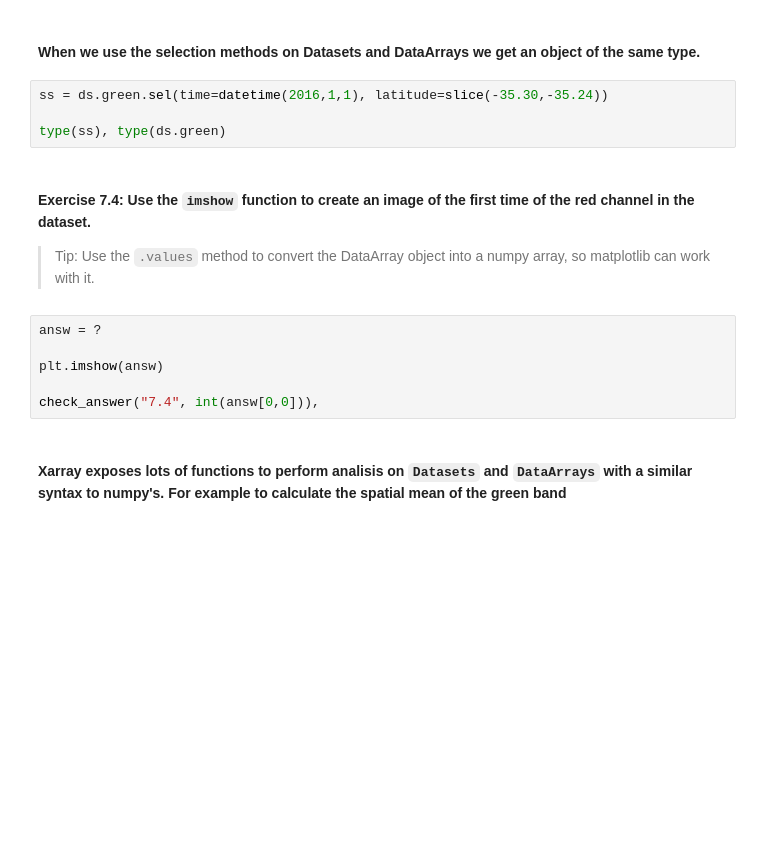
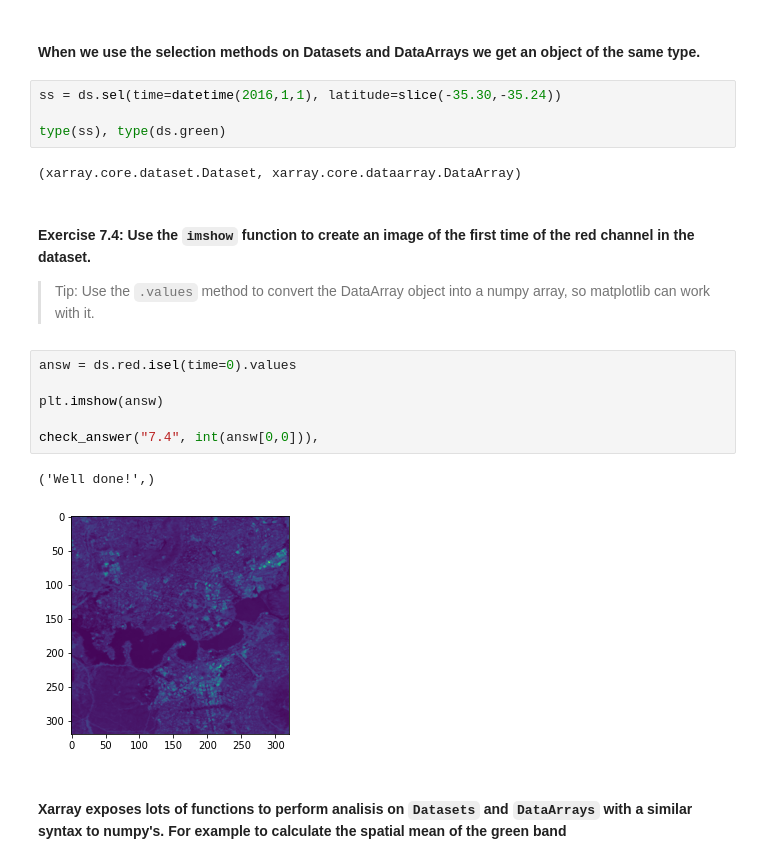
Before and after one commit to ANU-WALD/dea_course, a Jupyter notebook: dea_materials/day1/7-intro_to_xarray.ipynb, the cells around one changed output. Saved outputs shown, nothing was run; the diff lists cells and outputs as text; blank space fills up the shorter version.

```diff
--- a/dea_materials/day1/7-intro_to_xarray.ipynb
+++ b/dea_materials/day1/7-intro_to_xarray.ipynb
@@ -149,19 +271,24 @@ check_answer("7.3", answ.shape)
 # %% [markdown]
 #### When we use the selection methods on Datasets and DataArrays we get an object of the same type.
 # %%
-ss = ds.green.sel(time=datetime(2016,1,1), latitude=slice(-35.30,-35.24))
+ss = ds.sel(time=datetime(2016,1,1), latitude=slice(-35.30,-35.24))
 
 type(ss), type(ds.green)
+# %% [output]
+(xarray.core.dataset.Dataset, xarray.core.dataarray.DataArray)
 # %% [markdown]
 #### Exercise 7.4: Use the `imshow` function to create an image of the first time of the red channel in the dataset.
 
 > Tip: Use the `.values` method to convert the DataArray object into a numpy array, so matplotlib can work with it.
 # %%
-answ = ?
+answ = ds.red.isel(time=0).values
 
 plt.imshow(answ)
 
 check_answer("7.4", int(answ[0,0])),
+# %% [output]
+('Well done!',)
+[figure, added]
 # %% [markdown]
 #### Xarray exposes lots of functions to perform analisis on `Datasets` and `DataArrays` with a similar syntax to numpy's. For example to calculate the spatial mean of the green band
 # %%
```
Also changed, not shown: parts of 21 cells of this notebook, 13 other files.
